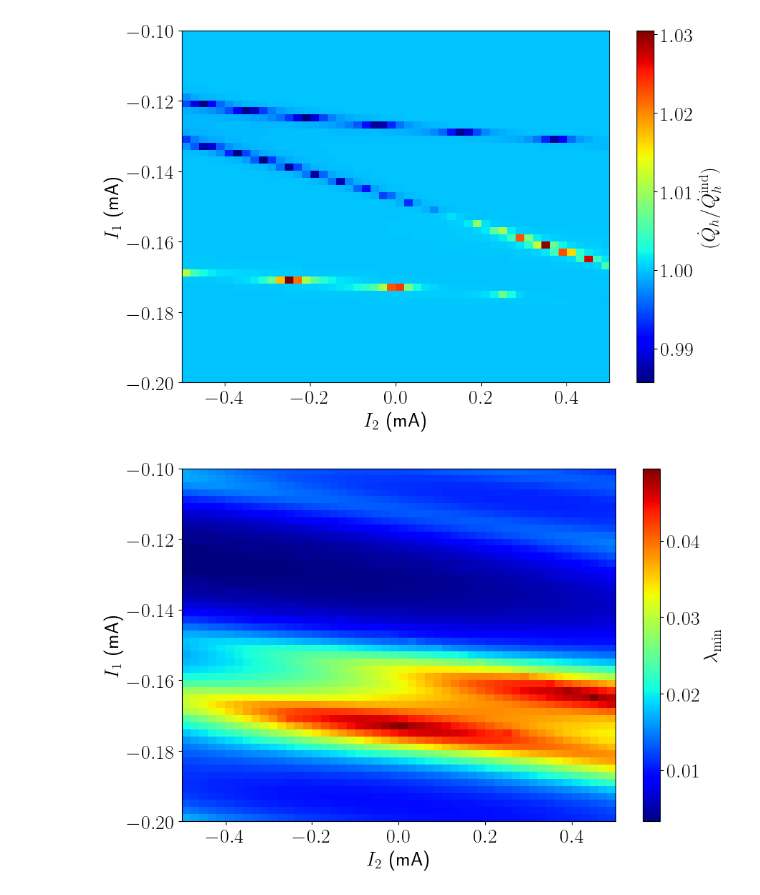
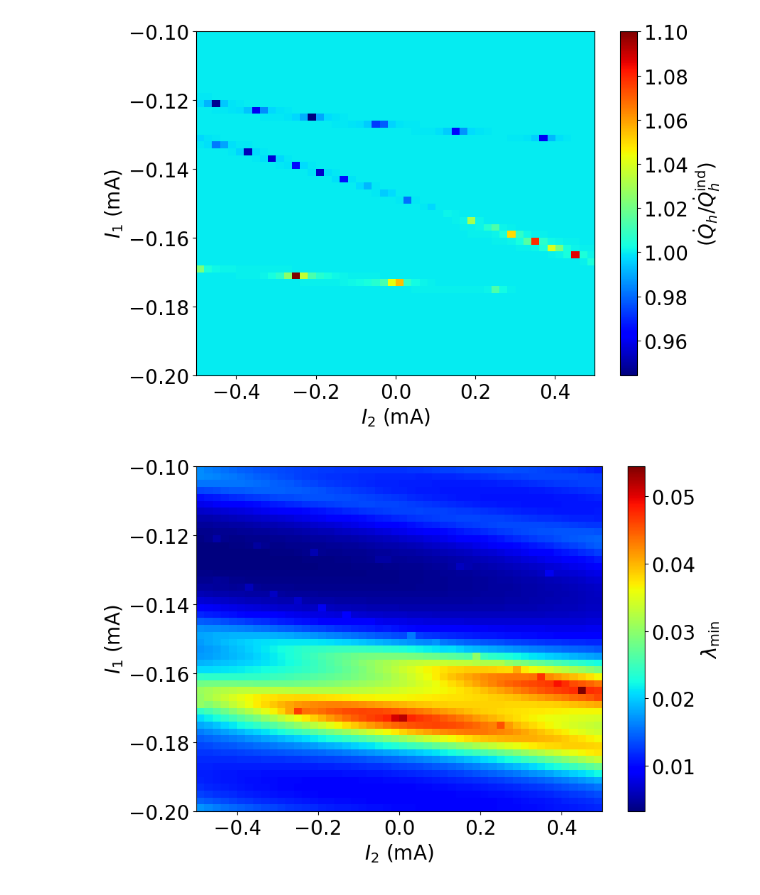
Before and after one commit to foysalx/TwoQubitHeatValve, a Jupyter notebook: Results_Mutual_Inductance.ipynb, the cells around one changed output. Drawn from its saved outputs; the diff is of its cells as text; code cells hidden in the pictures.

```diff
--- a/Results_Mutual_Inductance.ipynb
+++ b/Results_Mutual_Inductance.ipynb
@@ -36,7 +18,7 @@ Qf = 7.1798        # Resonator quality factor
 gamma_h   = 0.0075   # Hot bath, calculated using Eq.(B19) from the superradiance enhancement paper
 gamma_c   = 0.0075  # Cold bath, assumed to be equal to the hot bath
 gamma_local = 0.001 #0.001   # Parasitic relaxation
-gamma_deph  = 0.001  # Pure dephasing (σ_z)
+gamma_deph  = 0 # Pure dephasing (σ_z)
 
 # Temperatures  (ℏ = k_B = 1)
 T_local = 0.186    # Parasitic bath
@@ -91,12 +73,13 @@ for i, I1 in enumerate(I_1_values):
         I_vec = np.array([[I1], [I2]])
         phi_q = (M @ I_vec)*phi_0 + (O * phi_0) # (phi_q1, phi_q2) = M*I*phi_0 + O*phi_0
         phi_q1, phi_q2 = phi_q
+        #print(phi_q1.shape)
 
 
-        phi_q1_values[i] = phi_q1
-        phi_q2_values[i] = phi_q2
-        E_j_q1 = E_j0_1 * abs(np.cos((np.pi * phi_q1) / phi_0)) * np.sqrt(1 + d**2 * (np.tan((np.pi * phi_q1) / phi_0))**2) # Qubit 1 josephson energy
-        E_j_q2 = E_j0_2 * abs(np.cos((np.pi * phi_q2) / phi_0)) * np.sqrt(1 + d**2 * (np.tan((np.pi * phi_q2) / phi_0))**2) # Qubit 2 josephson energy
+        phi_q1_values[i] = phi_q1[0]
+        phi_q2_values[i] = phi_q2[0]
+        E_j_q1 = E_j0_1 * abs(np.cos((np.pi * phi_q1[0]) / phi_0)) * np.sqrt(1 + d**2 * (np.tan((np.pi * phi_q1[0]) / phi_0))**2) # Qubit 1 josephson energy
+        E_j_q2 = E_j0_2 * abs(np.cos((np.pi * phi_q2[0]) / phi_0)) * np.sqrt(1 + d**2 * (np.tan((np.pi * phi_q2[0]) / phi_0))**2) # Qubit 2 josephson energy
         E_j1_values[i] = E_j_q1
 
         f_q1 = (np.sqrt(8 * E_j_q1 * E_c) - E_c) / (h) # Qubit 1 frequency
@@ -116,7 +99,7 @@ for i, I1 in enumerate(I_1_values):
         Q_ind[j, i] = QH.Current_ind(f_q1, f_q2, rho_ind, T_h, gamma_h, w0, Qf)
 
         # Collective-bath steady state and current
-        rho_coll = QH.rho_ss_termic_collective(
+        rho_coll = QH.rho_ss_termic_collective_sup(
             f_q1, f_q2,
             gamma_local, T_local, gamma_deph,
             T_h, gamma_h, T_c, gamma_c,
@@ -131,10 +114,10 @@ for i, I1 in enumerate(I_1_values):
 # %%
 # Independent Heat Current for a Current Sweep with experimentally verified parameters and mutual inductance
 plt.figure(figsize=(9, 6))
-rc('text',usetex=True)
+matplotlib.rcParams['text.usetex'] = False
 
 cp = plt.imshow(
-    0.662607015*Q_ind.T,
+    130.559162011*Q_ind.T,
     extent=(I_2_values.min(), I_2_values.max(), I_1_values.min(), I_1_values.max()),
     aspect='auto',
     origin='lower', cmap = 'jet'
@@ -185,7 +168,7 @@ plt.tight_layout()
 # Ratio between independent and collective heat current for a current sweep
 
 plt.figure(figsize=(9, 6))
-rc('text',usetex=True)
+matplotlib.rcParams['text.usetex'] = False
 
 cp = plt.imshow(
     Ratio.T,
@@ -213,40 +196,40 @@ cbar.ax.tick_params(labelsize=20)
 
 plt.tight_layout()
 # %% [output]
-[figure, old version]
+[figure, new version]
 # %%
 # Minimum eigenvalue of the collective density matrix
 
 plt.figure(figsize=(9, 6))
-rc('text',usetex=True)
+#rc('text',usetex=True)
 
 cp = plt.imshow(
     Lambda.T,  # negative heat current for display
     extent=(I_2_values.min(), I_2_values.max(), I_1_values.min(), I_1_values.max()),
     aspect='auto',
     origin='lower', cmap = 'jet'
 )
 
 
 plt.xticks(fontsize=20)
 plt.yticks(fontsize=20)
 
 
 plt.xlabel(r'$I_2$ (mA)', fontsize=20)
 plt.ylabel(r'$I_1$ (mA)', fontsize=20)
 
 
 
 # Catturo la colorbar in 'cbar'
 cbar = plt.colorbar(cp)
 # Imposto la label con fontsize
 cbar.set_label(r'$\lambda_{\rm min}$', fontsize=20)
 # Regolo la dimensione dei tick
 cbar.ax.tick_params(labelsize=20)
 
 plt.tight_layout()
 # %% [output]
-[figure, old version]
+[figure, new version]
 # %%
 # Plotting one of the coherence terms in the density matrix
 plt.figure(figsize=(9, 6))
```
Also changed, not shown: parts of 4 cells of this notebook, 2 other files.
